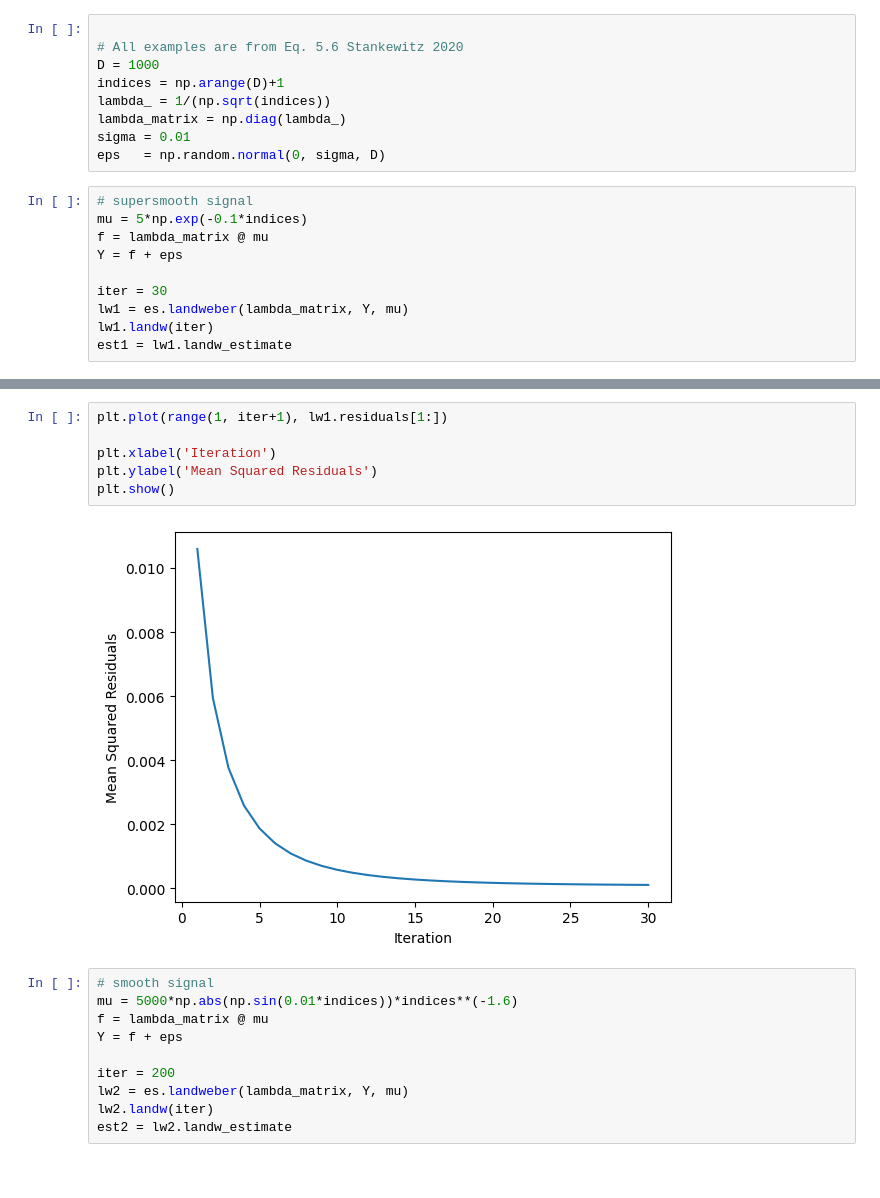
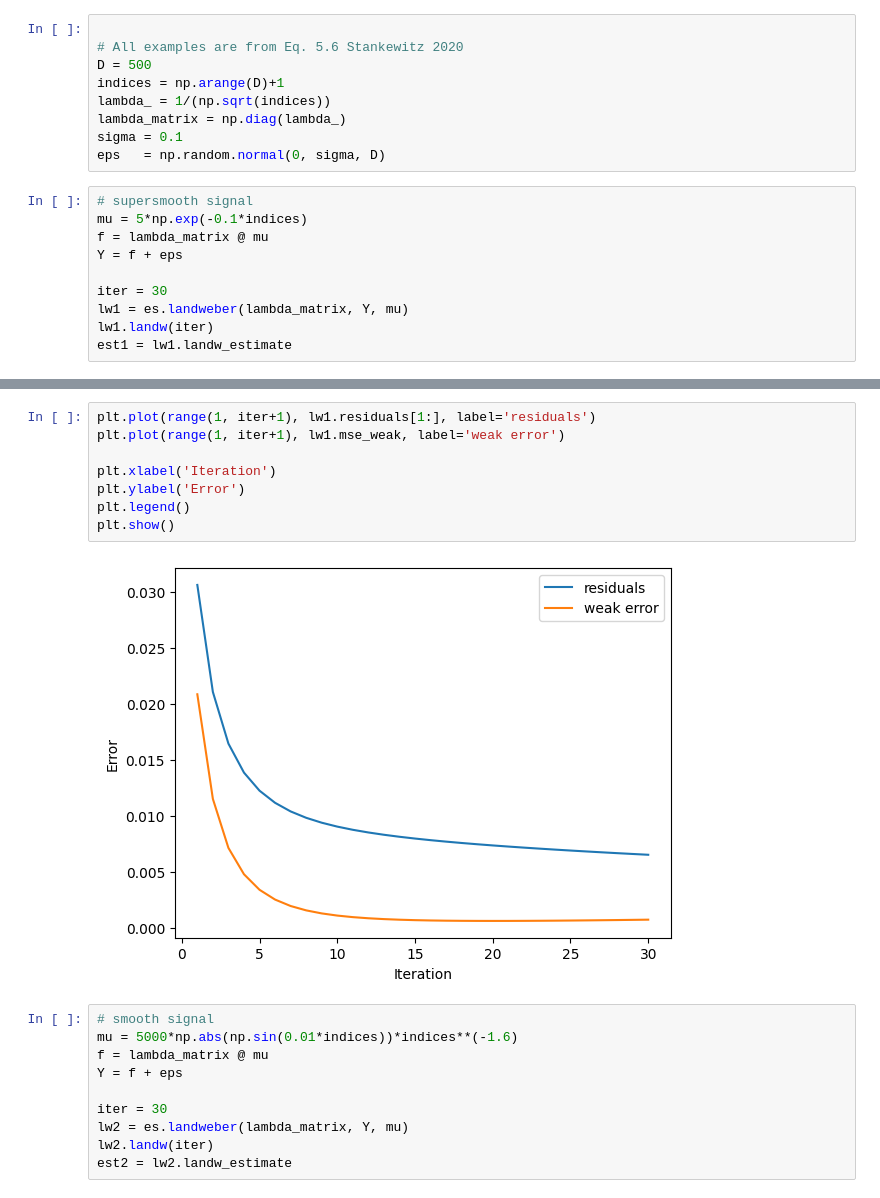
Before and after one commit to EarlyStop/EarlyStopping, a Jupyter notebook: notebooks/LandweberExample.ipynb, the cells around one changed output, grey strips where cells are left out. Drawn from its saved outputs; the diff is of its cells as text.

```diff
--- a/notebooks/LandweberExample.ipynb
+++ b/notebooks/LandweberExample.ipynb
@@ -5,11 +5,11 @@ import EarlyStopping as es
 # %%
 
 # All examples are from Eq. 5.6 Stankewitz 2020
-D = 1000
+D = 500
 indices = np.arange(D)+1
 lambda_ = 1/(np.sqrt(indices))
 lambda_matrix = np.diag(lambda_)
-sigma = 0.01
+sigma = 0.1
 eps   = np.random.normal(0, sigma, D)
 # %%
 # supersmooth signal
@@ -32,18 +32,20 @@ plt.show()
 # %%
-plt.plot(range(1, iter+1), lw1.residuals[1:])
+plt.plot(range(1, iter+1), lw1.residuals[1:], label='residuals')
+plt.plot(range(1, iter+1), lw1.mse_weak, label='weak error')
 
 plt.xlabel('Iteration')
-plt.ylabel('Mean Squared Residuals')
+plt.ylabel('Error')
+plt.legend()
 plt.show()
 # %% [output]
-[figure, old version]
+[figure, new version]
 # %%
 # smooth signal
 mu = 5000*np.abs(np.sin(0.01*indices))*indices**(-1.6)
 f = lambda_matrix @ mu
 Y = f + eps
 
-iter = 200
+iter = 30
 lw2 = es.landweber(lambda_matrix, Y, mu)
 lw2.landw(iter)
 est2 = lw2.landw_estimate
```
Also changed, not shown: parts of 6 cells of this notebook, 1 other file.
